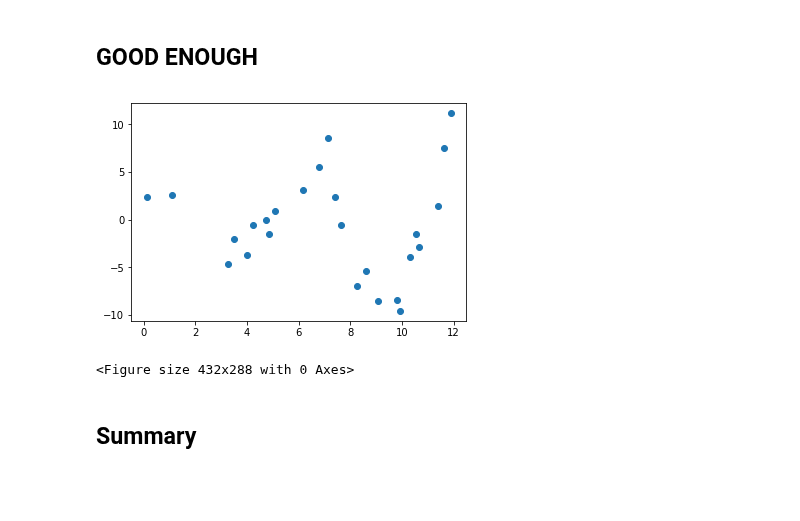
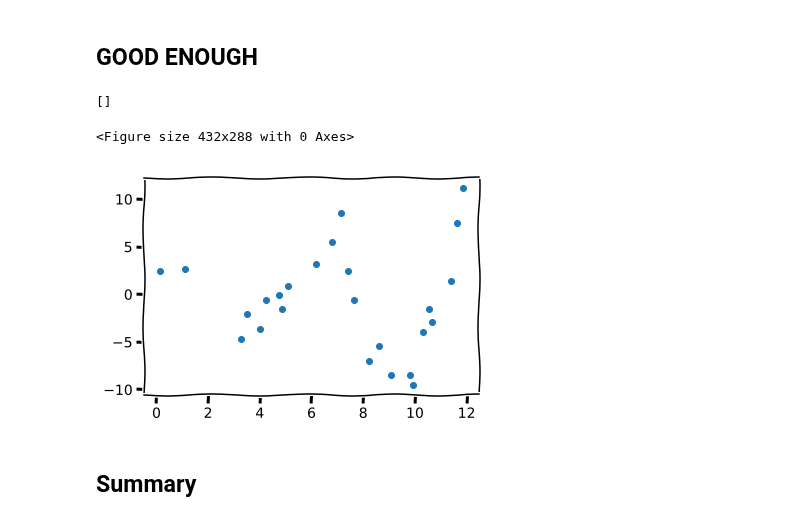
Before and after one commit to MangrobanGit/dsc-2-24-06-polynomial-regression-lab-seattle-ds-career-040119, a Jupyter notebook: index.ipynb, the cells around one changed output. Saved outputs shown, nothing was run; the diff lists cells and outputs as text; code cells hidden in the pictures; blank space fills up the shorter version.

```diff
--- a/index.ipynb
+++ b/index.ipynb
@@ -186,20 +186,21 @@ _ = sns.lineplot(x=x, y=preds,color='orange')
 # %%
 import matplotlib.pyplot as plt
 
 with plt.xkcd():
     # This figure will be in XKCD-style
     fig = plt.figure()
     # ...
 
     fig, ax = plt.subplots()
 # prez = preds.values
-plt.xkcd
+
 ax.scatter(x=x, y=y)
 ax.plot(x=x, y=preds)
 #_ = sns.lineplot(x=x, y=preds,color='orange')
 # %% [output]
+[]
+<Figure size 432x288 with 0 Axes>
-[figure, old version]
+[figure, new version]
-<Figure size 432x288 with 0 Axes>
 # %% [markdown]
 ## Summary
 # %% [markdown]
```
